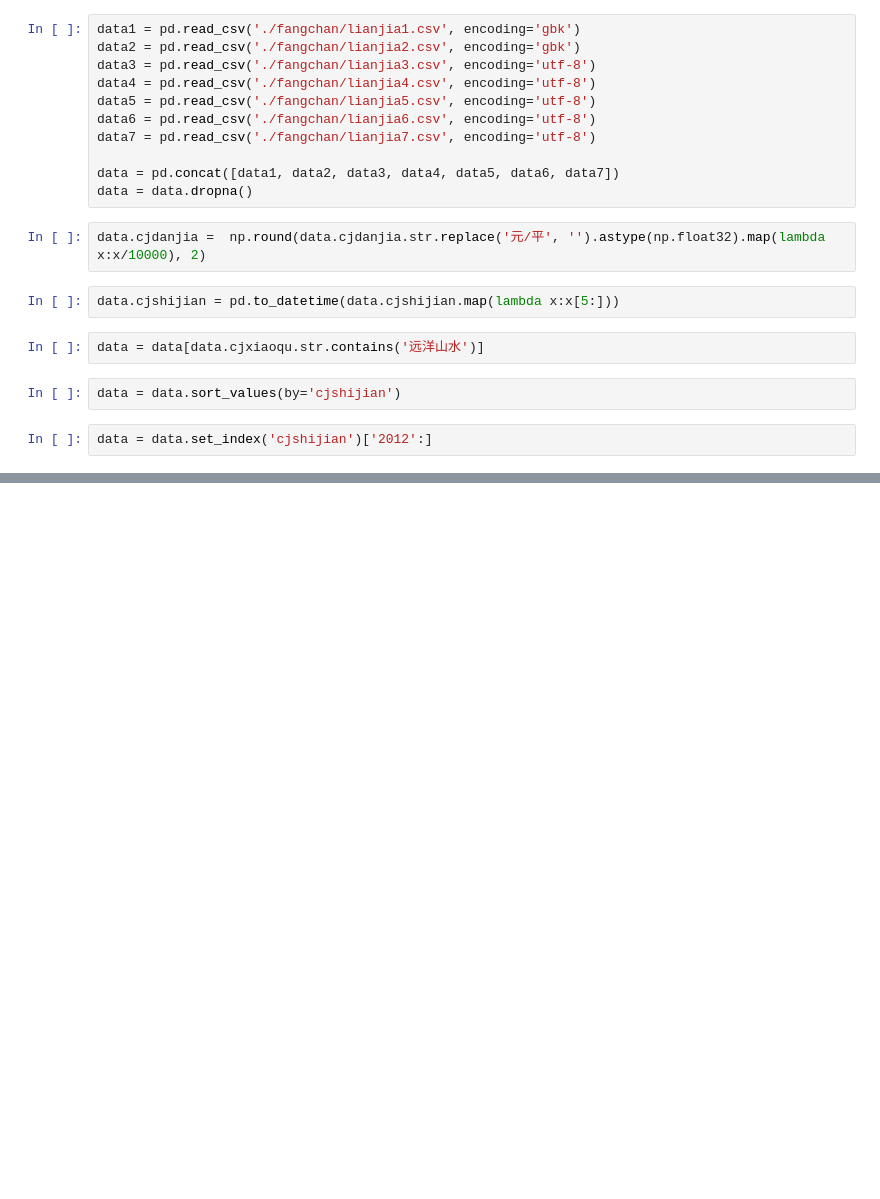
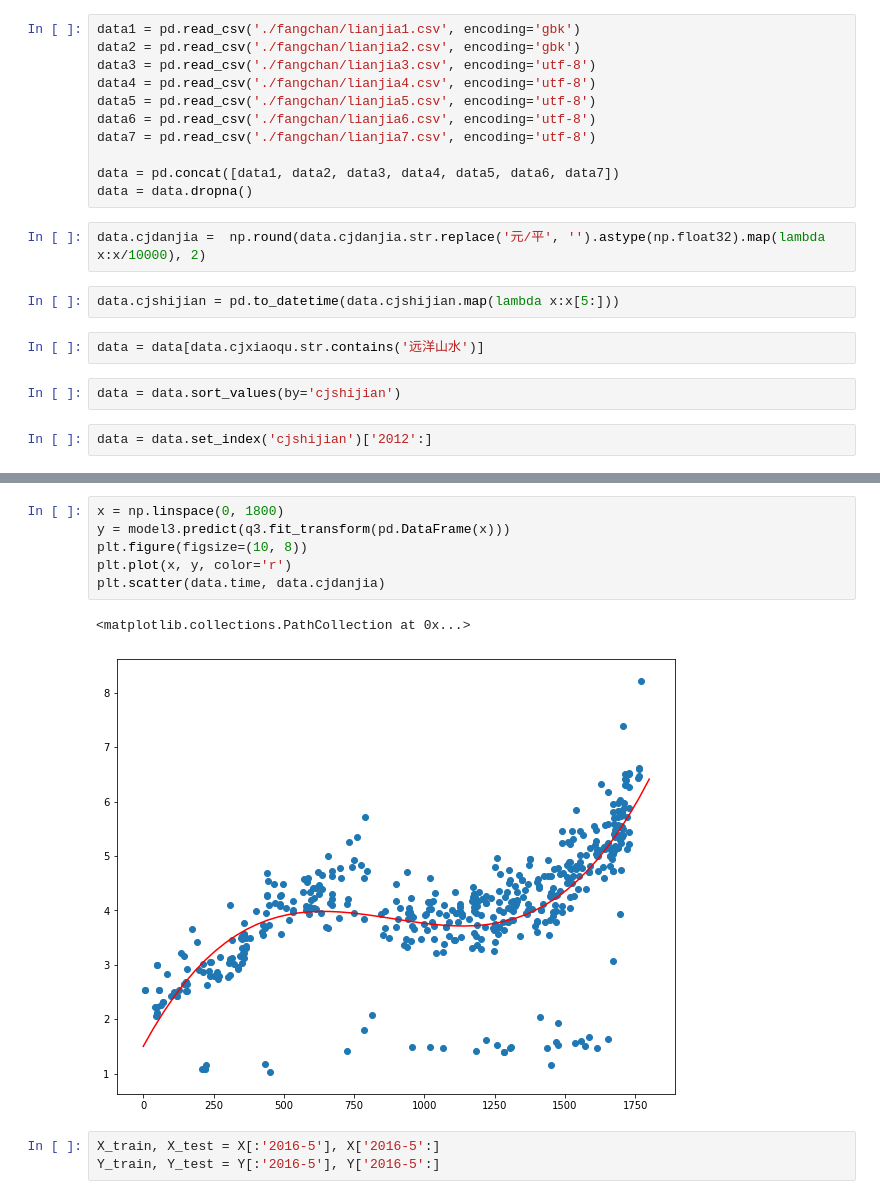
Before and after one commit to Rephilo/dataAnalysisCourse, a Jupyter notebook: course/ch.10/less52.ipynb, the cells around one changed output, grey strips where cells are left out. Drawn from its saved outputs; the diff is of its cells as text; blank space fills up the shorter version.

```diff
--- a/course/ch.10/less52.ipynb
+++ b/course/ch.10/less52.ipynb
@@ -35,0 +81,12 @@ To register the converters:
+# %%
+x = np.linspace(0, 1800)
+y = model3.predict(q3.fit_transform(pd.DataFrame(x)))
+plt.figure(figsize=(10, 8))
+plt.plot(x, y, color='r')
+plt.scatter(data.time, data.cjdanjia)
+# %% [output]
+<matplotlib.collections.PathCollection at 0x...>
+[figure, added]
+# %%
+X_train, X_test = X[:'2016-5'], X['2016-5':]
+Y_train, Y_test = Y[:'2016-5'], Y['2016-5':]
```
Also changed, not shown: parts of 17 cells of this notebook.
